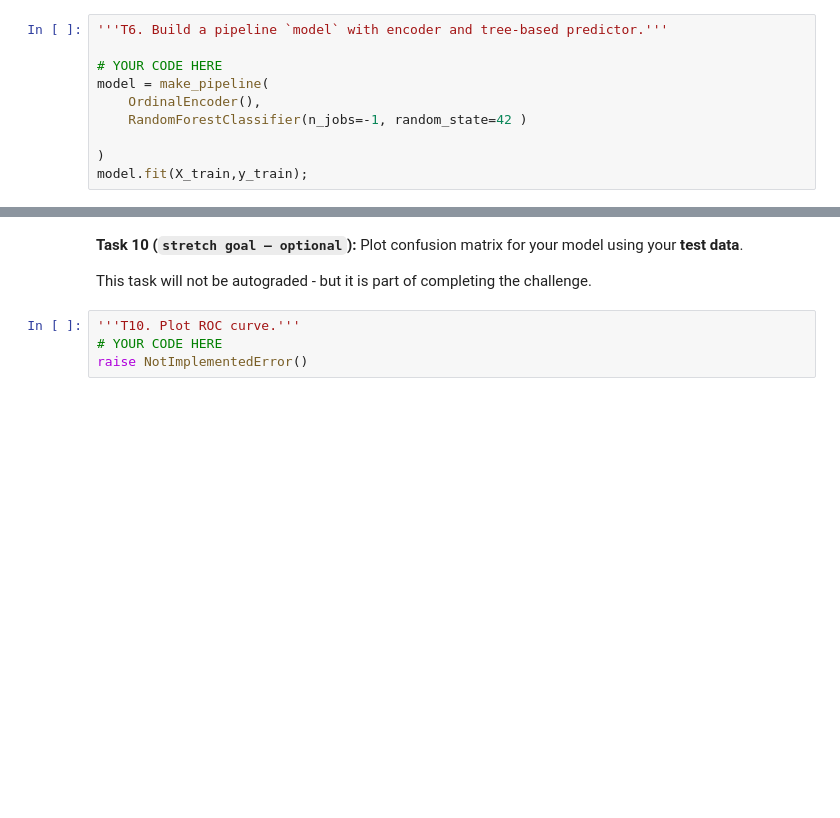
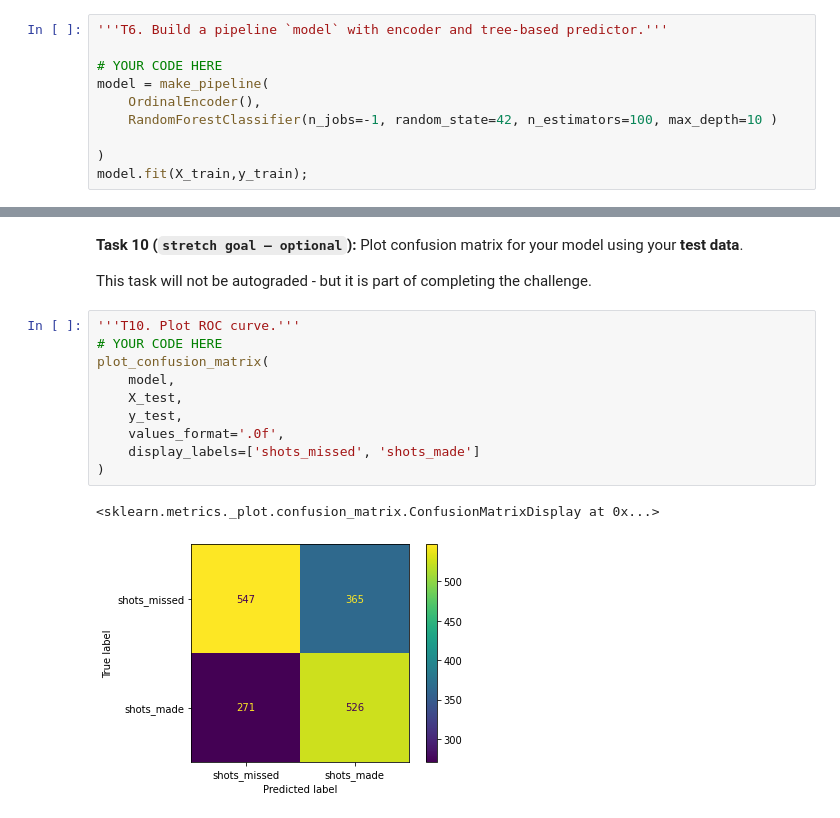
Before and after one commit to Vasanta2002/Data_Wrangling, a Jupyter notebook: sprint_challenge/DS_Sprint_Challenge_22.ipynb, the cells around one changed output, grey strips where cells are left out. Drawn from its saved outputs; the diff is of its cells as text; blank space fills up the shorter version.

```diff
--- a/sprint_challenge/DS_Sprint_Challenge_22.ipynb
+++ b/sprint_challenge/DS_Sprint_Challenge_22.ipynb
@@ -201,7 +201,7 @@ assert 0.0 <= baseline_acc <= 1.0
 # YOUR CODE HERE
 model = make_pipeline(
     OrdinalEncoder(),
-    RandomForestClassifier(n_jobs=-1, random_state=42 )
+    RandomForestClassifier(n_jobs=-1, random_state=42, n_estimators=100, max_depth=10 )
 
 )
 model.fit(X_train,y_train);
@@ -347,4 +351,13 @@ This task will not be autograded - but it is part of completing the challenge.
 # %%
 '''T10. Plot ROC curve.'''
 # YOUR CODE HERE
-raise NotImplementedError()
+plot_confusion_matrix(
+    model,
+    X_test,
+    y_test,
+    values_format='.0f',
+    display_labels=['shots_missed', 'shots_made']
+)
+# %% [output]
+<sklearn.metrics._plot.confusion_matrix.ConfusionMatrixDisplay at 0x...>
+[figure, added]
```
Also changed, not shown: parts of 5 cells of this notebook.
